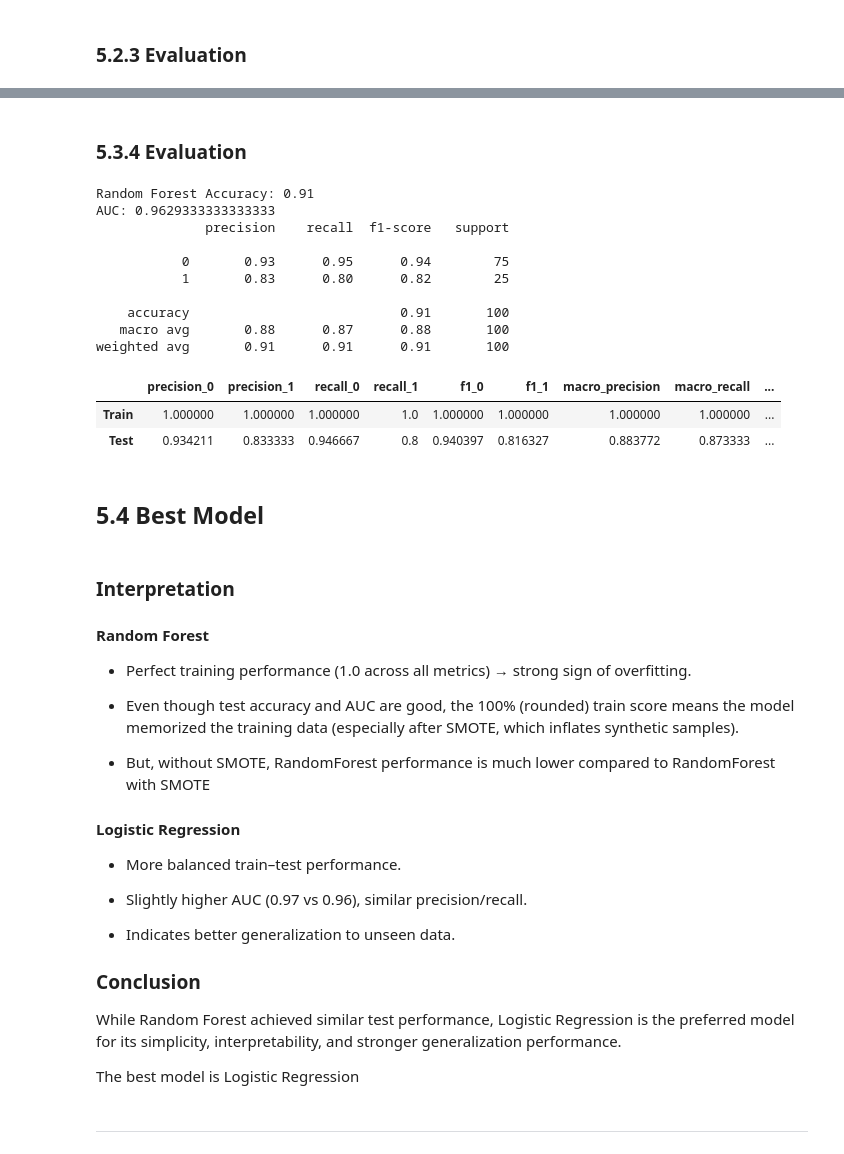
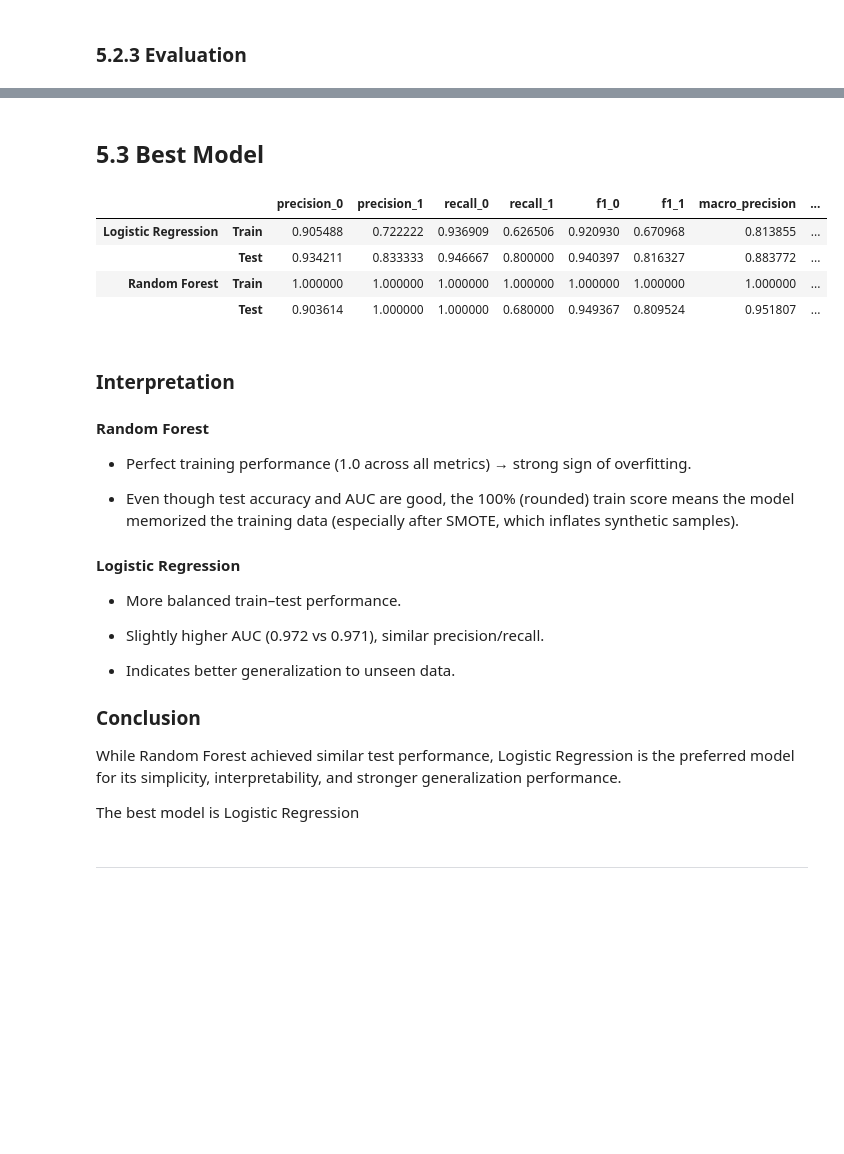
Before and after one commit to urfanamillatina/loan_default_prediction, a Jupyter notebook: loan_defaulter_prediction.ipynb, the cells around one changed output, grey strips where cells are left out. Cells and saved outputs as stored; diff of their text form; code cells hidden in the pictures; blank space fills up the shorter version.

```diff
--- a/loan_defaulter_prediction.ipynb
+++ b/loan_defaulter_prediction.ipynb
@@ -615,31 +657,20 @@ y_prob_rf = model_rf.predict_proba (X_test_final)[:, 1]
-# %% [markdown]
-### 5.3.4 Evaluation
-# %%
-print("Random Forest Accuracy:", accuracy_score(y_test, y_pred_rf))
-print("AUC:", roc_auc_score(y_test, y_prob_rf))
-print(classification_report(y_test, y_pred_rf))
-# %% [output]
-Random Forest Accuracy: 0.91
-AUC: 0.9629333333333333
-              precision    recall  f1-score   support
-
-           0       0.93      0.95      0.94        75
-           1       0.83      0.80      0.82        25
-
-    accuracy                           0.91       100
-   macro avg       0.88      0.87      0.88       100
-weighted avg       0.91      0.91      0.91       100
-# %%
-# Evaluate Model
-
-evaluation_rf= evaluate_model(model_rf, X_train_res, y_train_res, X_test_final, y_test)
-evaluation_rf
-# %% [output]
-|  | precision_0 | precision_1 | recall_0 | recall_1 | f1_0 | f1_1 | macro_precision | macro_recall | ... |
-| Train | 1.000000 | 1.000000 | 1.000000 | 1.0 | 1.000000 | 1.000000 | 1.000000 | 1.000000 | ... |
-| Test | 0.934211 | 0.833333 | 0.946667 | 0.8 | 0.940397 | 0.816327 | 0.883772 | 0.873333 | ... |
 # %% [markdown]
-## 5.4 Best Model
+## 5.3 Best Model
+# %%
+# Comparing the
+
+comparison_df= pd.concat(
+    [evaluation_lr, evaluation_rf],
+    keys=["Logistic Regression", "Random Forest"]
+)
+
+comparison_df
+# %% [output]
+|  |  | precision_0 | precision_1 | recall_0 | recall_1 | f1_0 | f1_1 | macro_precision | ... |
+| Logistic Regression | Train | 0.905488 | 0.722222 | 0.936909 | 0.626506 | 0.920930 | 0.670968 | 0.813855 | ... |
+|  | Test | 0.934211 | 0.833333 | 0.946667 | 0.800000 | 0.940397 | 0.816327 | 0.883772 | ... |
+| Random Forest | Train | 1.000000 | 1.000000 | 1.000000 | 1.000000 | 1.000000 | 1.000000 | 1.000000 | ... |
+|  | Test | 0.903614 | 1.000000 | 1.000000 | 0.680000 | 0.949367 | 0.809524 | 0.951807 | ... |
 # %% [markdown]
 ### Interpretation
 
@@ -648,13 +679,12 @@ evaluation_rf
 - Perfect training performance (1.0 across all metrics) → strong sign of overfitting.
 
 - Even though test accuracy and AUC are good, the 100% (rounded) train score means the model memorized the training data (especially after SMOTE, which inflates synthetic samples).
-- But, without SMOTE, RandomForest performance is much lower compared to RandomForest with SMOTE
 
 #### Logistic Regression
 
 - More balanced train–test performance.
 
-- Slightly higher AUC (0.97 vs 0.96), similar precision/recall.
+- Slightly higher AUC (0.972 vs 0.971), similar precision/recall.
 
 - Indicates better generalization to unseen data.
 
```
Also changed, not shown: parts of 28 cells of this notebook, 10 other files.
